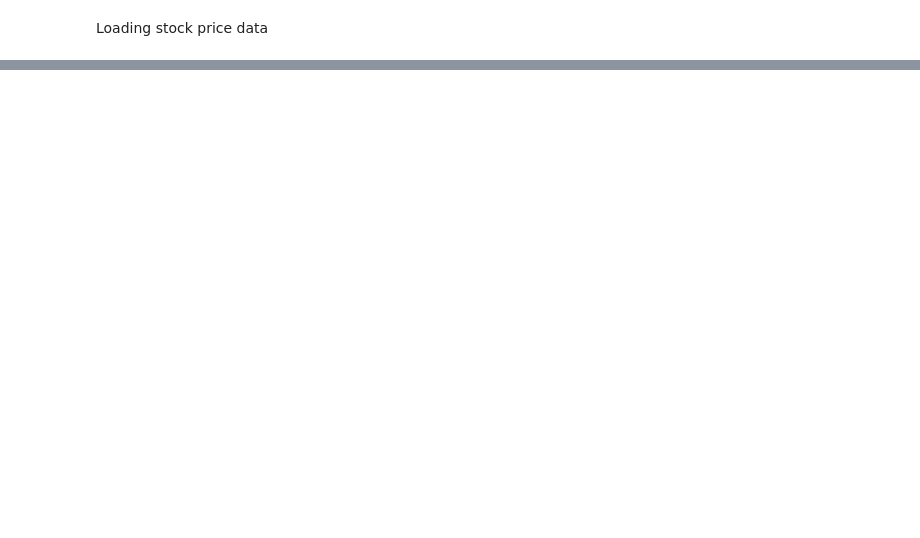
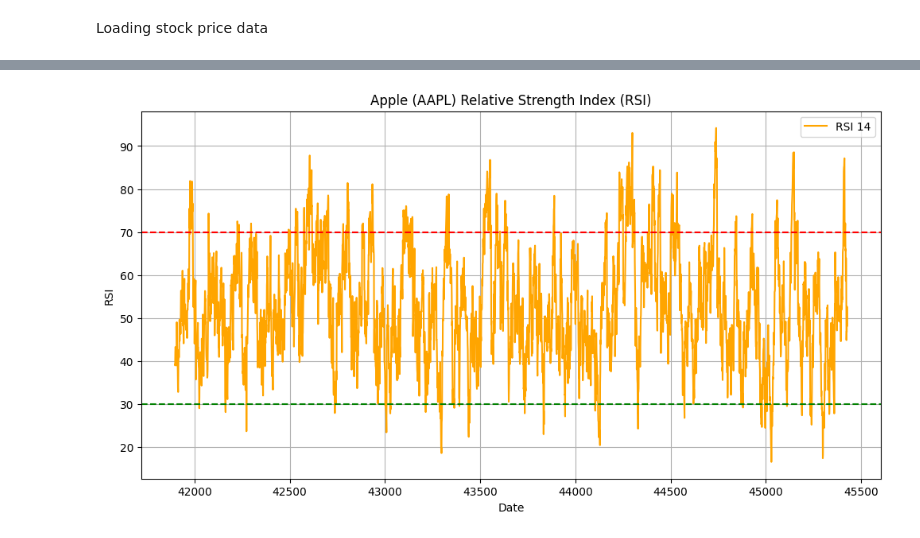
Before and after one commit to AregawiF/financial-news-sentiment-analysis, a Jupyter notebook: notebooks/Quantitative_analysis.ipynb, the cells around one changed output, grey strips where cells are left out. Saved outputs shown, nothing was run; the diff lists cells and outputs as text; code cells hidden in the pictures; blank space fills up the shorter version.

```diff
--- a/notebooks/Quantitative_analysis.ipynb
+++ b/notebooks/Quantitative_analysis.ipynb
@@ -51,0 +163,14 @@ Apple Stock Data:
+# %%
+plt.figure(figsize=(12, 6))
+plt.plot(aapl_data.index, aapl_data['RSI_14'], label='RSI 14', color='orange')
+plt.axhline(70, linestyle='--', color='red')   # Overbought threshold
+plt.axhline(30, linestyle='--', color='green') # Oversold threshold
+
+plt.xlabel('Date')
+plt.ylabel('RSI')
+plt.title('Apple (AAPL) Relative Strength Index (RSI)')
+plt.legend()
+plt.grid(True)
+plt.show()
+# %% [output]
+[figure, added]
```
Also changed, not shown: parts of 8 cells of this notebook, 1 other file.
